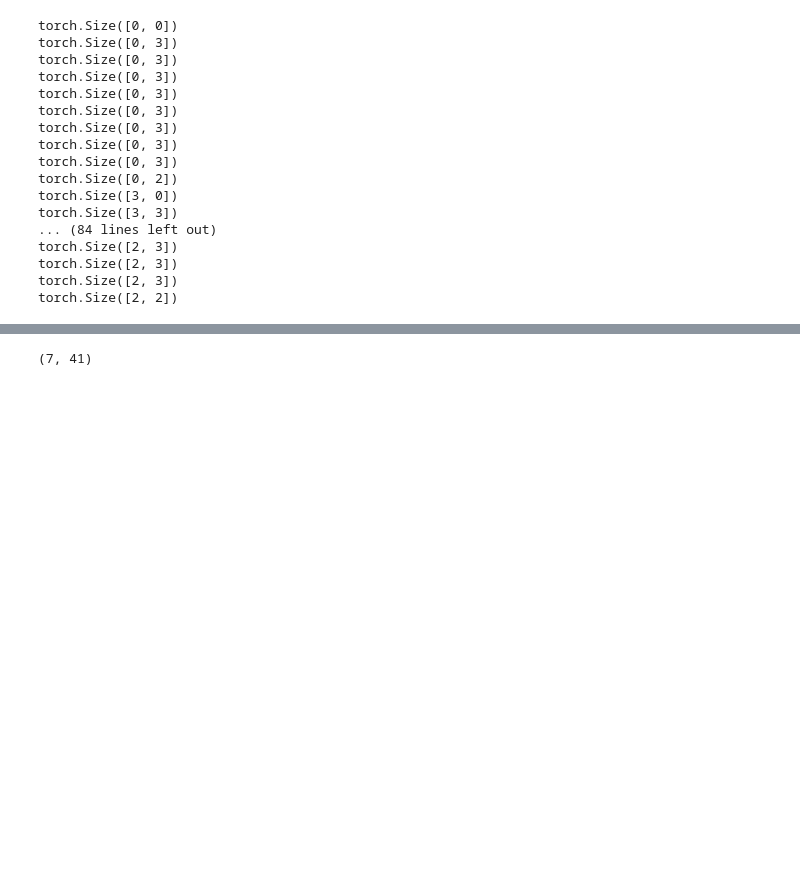
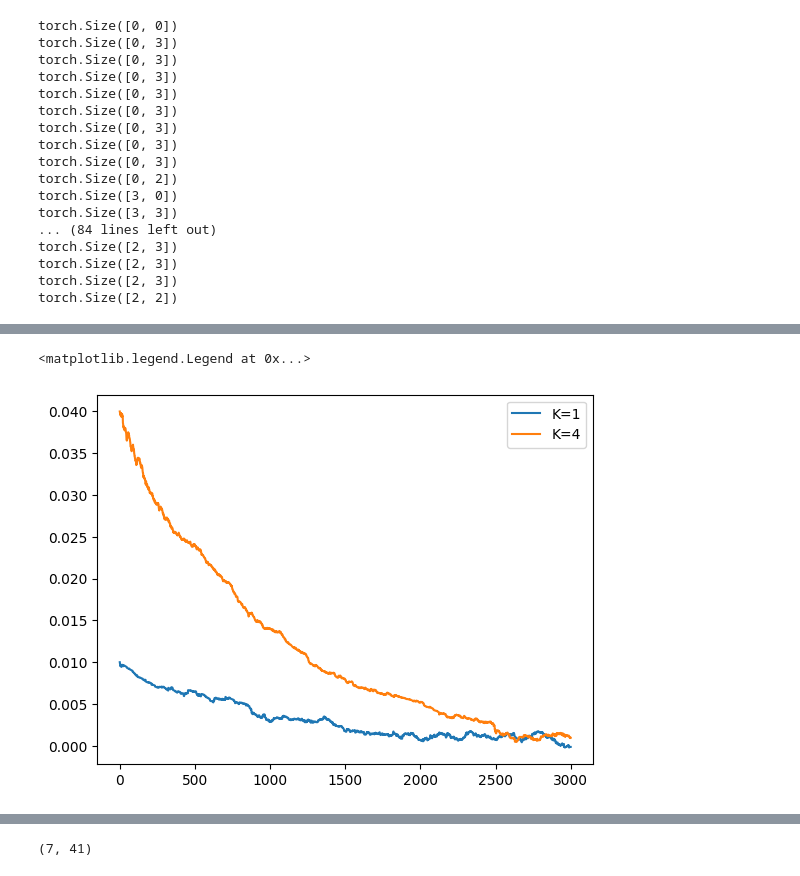
Before and after one commit to hhsherlock/self_organized_criticality, a Jupyter notebook: analysis.ipynb, the cells around one changed output, grey strips where cells are left out. Cells and saved outputs as stored; diff of their text form; code cells hidden in the pictures; blank space fills up the shorter version.

```diff
--- a/analysis.ipynb
+++ b/analysis.ipynb
@@ -84,3 +73,9 @@ with open("/Users/compneuro1/Documents/projects/SOC/K_list.pkl", 'rb') as f:
+# %%
+with open("/Users/compneuro1/Documents/projects/SOC/K4_0_1.pkl", 'rb') as f:
+    K4_0_1_all = pickle.load(f)
+# %%
+with open("/Users/compneuro1/Documents/projects/SOC/test_hebb.pkl", 'rb') as f:
+    K4_all = pickle.load(f)
 # %%
 with open("/Users/compneuro1/Documents/projects/SOC/static/K_list_N50.pkl", 'rb') as f:
     test = pickle.load(f)
@@ -90,0 +114,7 @@ dict_keys(['ave_Ks', 'ave_As'])
+# %%
+plt.plot(K1_all["connectivity"], label="K=1")
+plt.plot(K4_all["connectivity"], label="K=4")
+plt.legend()
+# %% [output]
+<matplotlib.legend.Legend at 0x...>
+[figure, added]
```
Also changed, not shown: parts of 44 cells of this notebook, 27 other files.
